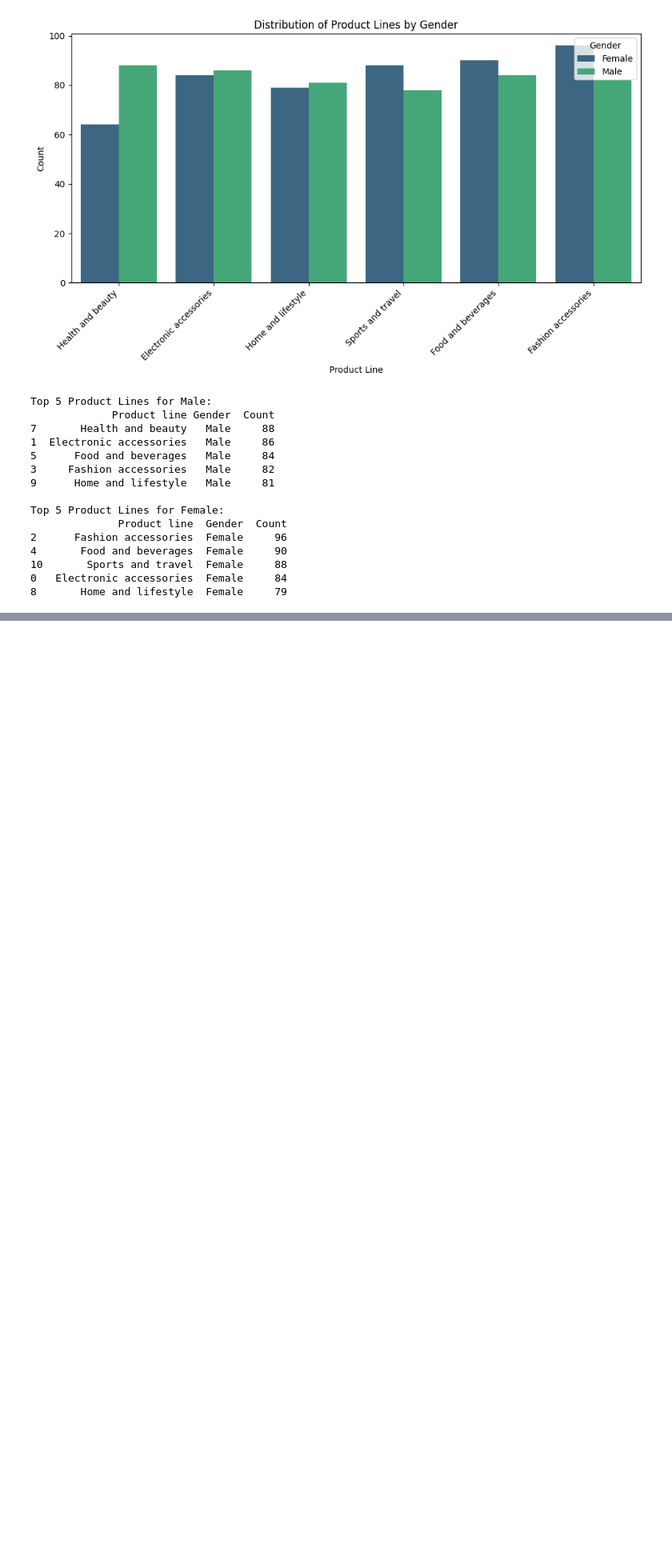
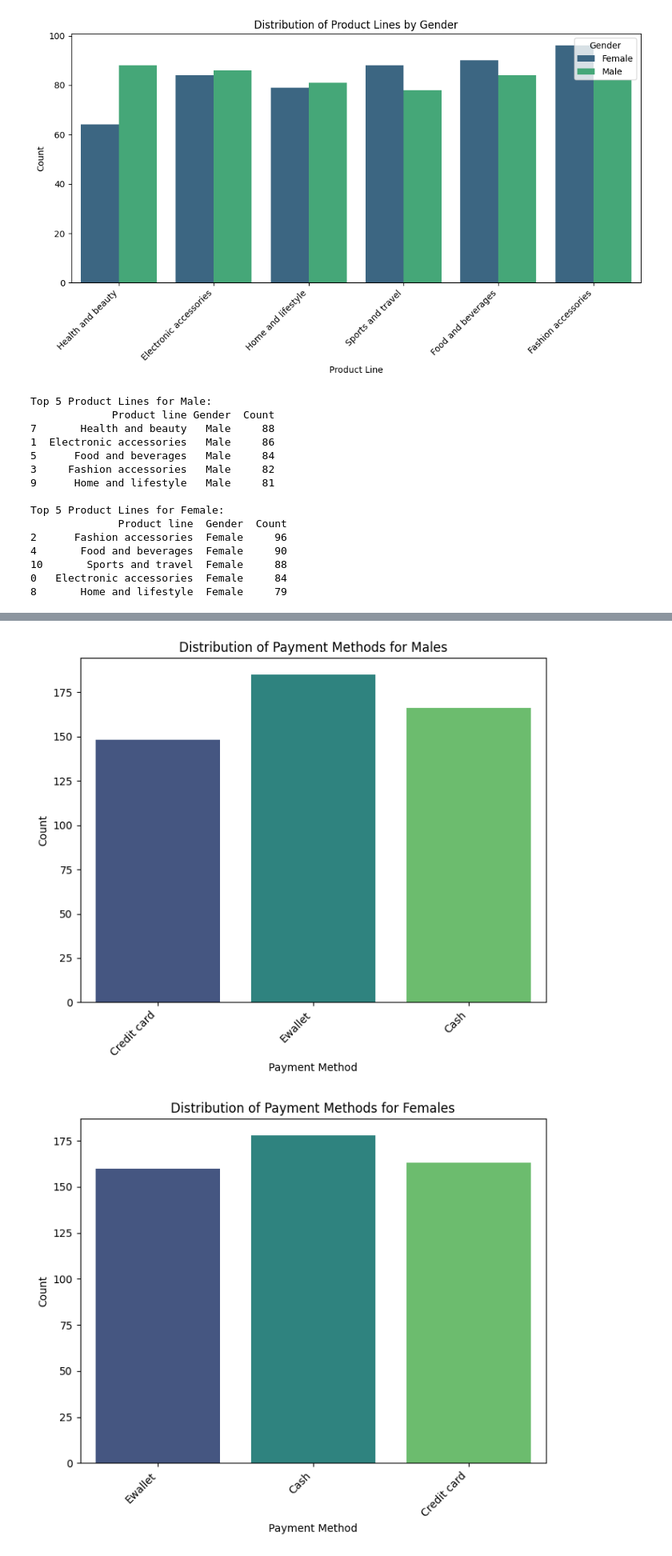
Before and after one commit to SurekhaBerlin/Walmart-Sales-Data-Analysis-Sample, a Jupyter notebook: WalmartSalesDataAnalysis.ipynb, the cells around one changed output, grey strips where cells are left out. Shown at 80% size. Cells and saved outputs as stored; diff of their text form; code cells hidden in the pictures; blank space fills up the shorter version.

```diff
--- a/WalmartSalesDataAnalysis.ipynb
+++ b/WalmartSalesDataAnalysis.ipynb
@@ -330,0 +360,28 @@ Passing `palette` without assigning `hue` is deprecated and will be removed in v
+# %%
+from pickle import FALSE
+# Filter data for males and females
+sales_male = sales[sales['Gender'] == 'Male']
+sales_female = sales[sales['Gender'] == 'Female']
+
+# Plotting for males
+plt.figure(figsize=(7, 6))
+sns.countplot(data=sales_male, x='Payment', hue = 'Payment' ,palette ='viridis')
+plt.title('Distribution of Payment Methods for Males')
+plt.xlabel('Payment Method')
+plt.ylabel('Count')
+plt.xticks(rotation=45, ha='right')
+plt.tight_layout()
+plt.show()
+
+# Plotting for females
+plt.figure(figsize=(7, 6))
+sns.countplot(data=sales_female, x='Payment', hue = 'Payment' ,palette ='viridis')
+plt.title('Distribution of Payment Methods for Females')
+plt.xlabel('Payment Method')
+plt.ylabel('Count')
+plt.xticks(rotation=45, ha='right')
+plt.tight_layout()
+plt.show()
+# %% [output]
+[figure, added]
+[figure, added]
```
Also changed, not shown: parts of 11 cells of this notebook.
